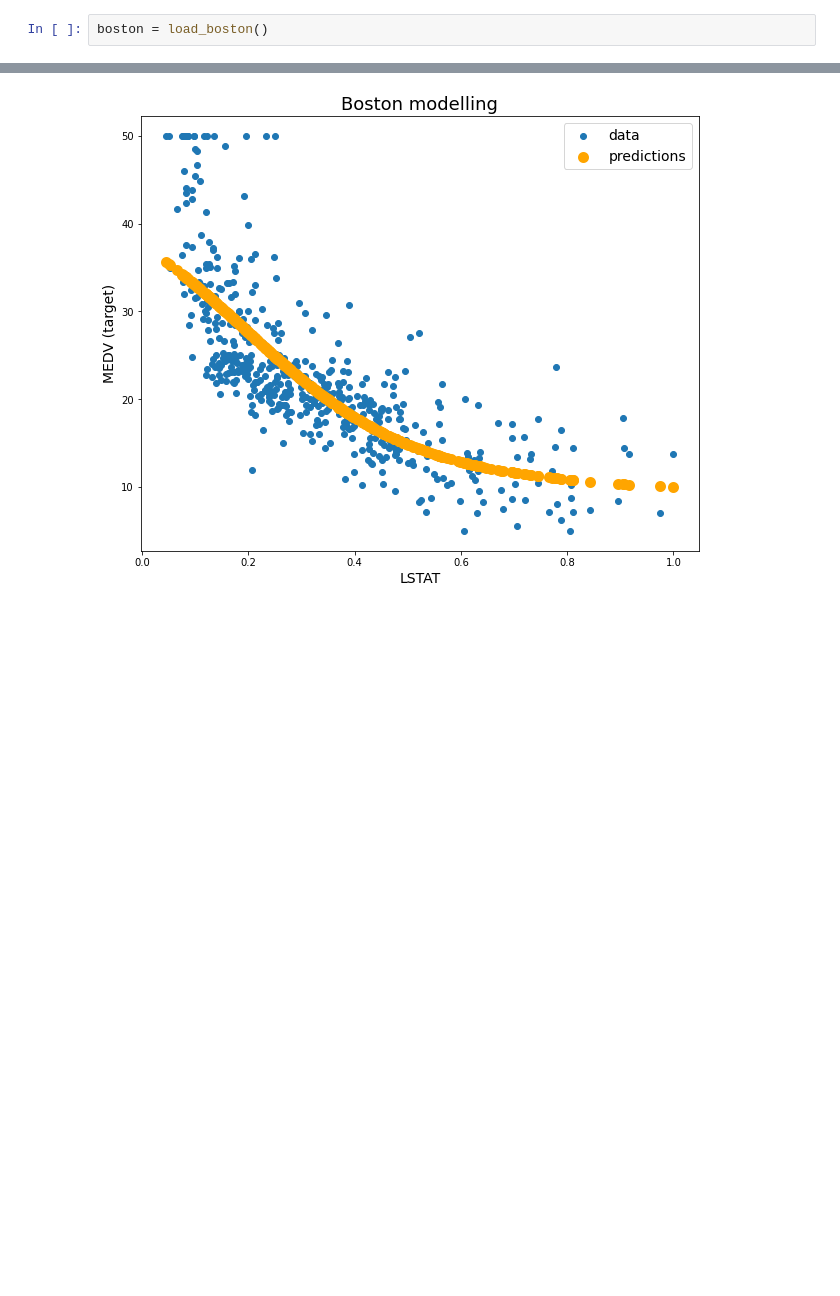
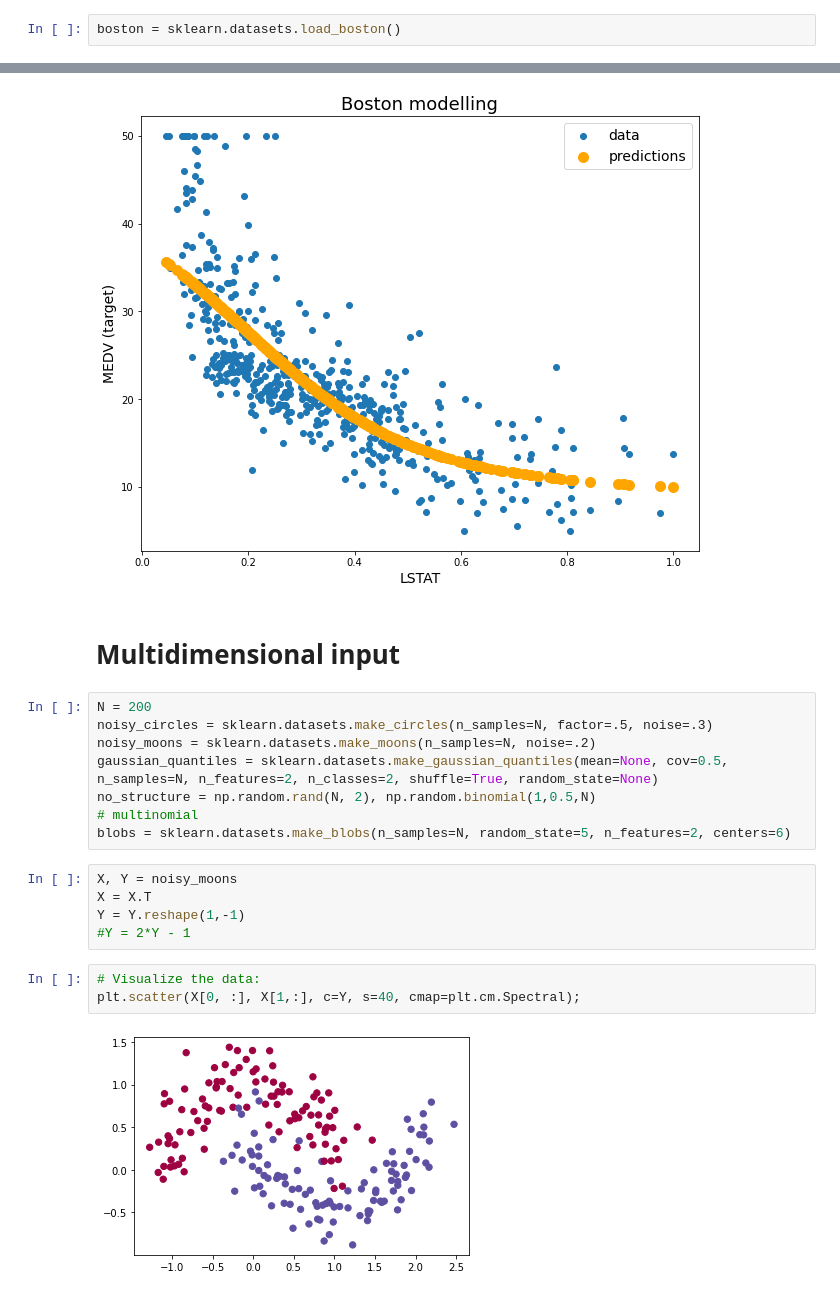
Before and after one commit to anton-selitskiy/NN_Tutorial, a Jupyter notebook: Tutorial1.ipynb, the cells around one changed output, grey strips where cells are left out. Drawn from its saved outputs; the diff is of its cells as text; blank space fills up the shorter version.

```diff
--- a/Tutorial1.ipynb
+++ b/Tutorial1.ipynb
@@ -10,5 +11,5 @@ zeros np VS torch
 # %%
-boston = load_boston()
+boston = sklearn.datasets.load_boston()
 # %%
 x = boston.data[:,-1]
 x = x/np.max(x)
@@ -225,3 +226,23 @@ for epoch in range(num_epochs):
   plt.show()
 # %% [output]
 [figure]
+# %% [markdown]
+# Multidimensional input
+# %%
+N = 200
+noisy_circles = sklearn.datasets.make_circles(n_samples=N, factor=.5, noise=.3)
+noisy_moons = sklearn.datasets.make_moons(n_samples=N, noise=.2)
+gaussian_quantiles = sklearn.datasets.make_gaussian_quantiles(mean=None, cov=0.5, n_samples=N, n_features=2, n_classes=2, shuffle=True, random_state=None)
+no_structure = np.random.rand(N, 2), np.random.binomial(1,0.5,N)
+# multinomial
+blobs = sklearn.datasets.make_blobs(n_samples=N, random_state=5, n_features=2, centers=6)
+# %%
+X, Y = noisy_moons
+X = X.T
+Y = Y.reshape(1,-1)
+#Y = 2*Y - 1
+# %%
+# Visualize the data:
+plt.scatter(X[0, :], X[1,:], c=Y, s=40, cmap=plt.cm.Spectral);
+# %% [output]
+[figure, added]
```
Also changed, not shown: parts of 3 cells of this notebook.
